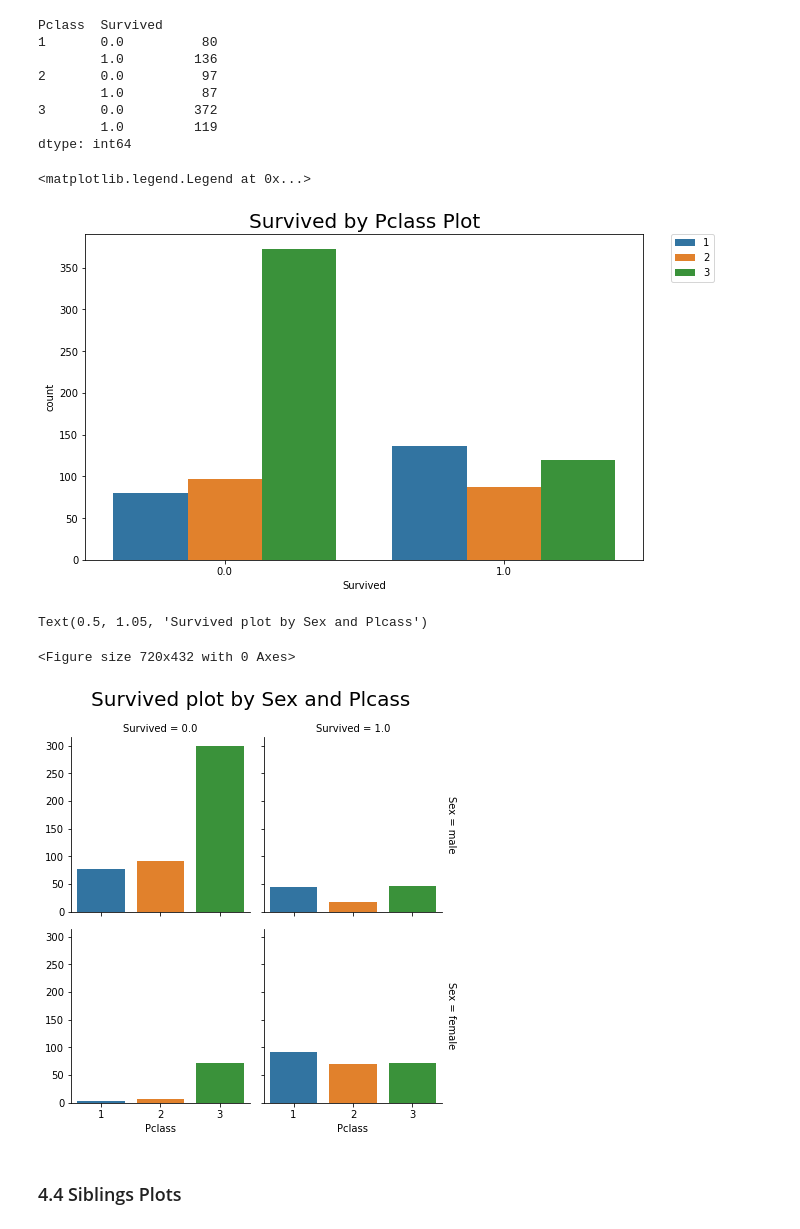
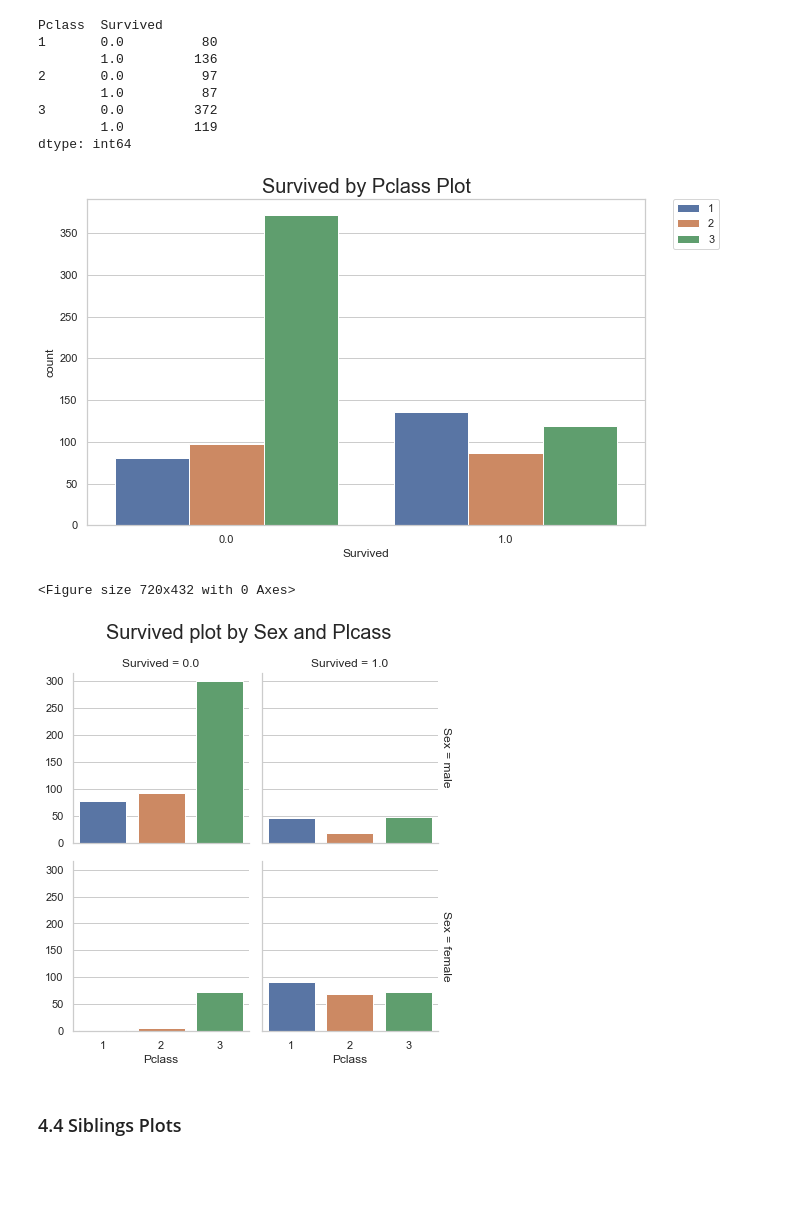
Before and after one commit to malabidi/Titanic, a Jupyter notebook: Titanic_predictions_jupyter_notebook.ipynb, the cells around one changed output. Cells and saved outputs as stored; diff of their text form; code cells hidden in the pictures; blank space fills up the shorter version.

```diff
--- a/Titanic_predictions_jupyter_notebook.ipynb
+++ b/Titanic_predictions_jupyter_notebook.ipynb
@@ -129,4 +129,5 @@ dtype: int64
 plt.figure(figsize=(10,6))
 sns.countplot(x = "Survived", hue = "Sex", data = df).set_title('Survived Passengers by Sex', fontsize=20)
 plt.legend(bbox_to_anchor=(1.05, 1), loc=2, borderaxespad=0.)
+sns.set_style("whitegrid")
 # %% [output]
@@ -148,19 +148,19 @@ dtype: int64
 # %%
 plt.figure(figsize=(10,6))
 sns.countplot(x = "Survived", hue = "Pclass", data = df).set_title('Survived by Pclass Plot', fontsize=20)
 plt.legend(bbox_to_anchor=(1.05, 1), loc=2, borderaxespad=0.)
+sns.set_style("whitegrid")
 # %% [output]
-<matplotlib.legend.Legend at 0x...>
-[figure, old version]
+[figure, new version]
 # %%
 plt.figure(figsize=(10,6))
 g = sns.FacetGrid(df, row='Sex', col="Survived", hue="Pclass", margin_titles=True, height=3, aspect=1)
 g.map(sns.countplot,"Pclass", order=[1,2,3])
 g.fig.suptitle('Survived plot by Sex and Plcass', y=1.05, fontsize=20)
+sns.set_style("whitegrid")
 # %% [output]
-Text(0.5, 1.05, 'Survived plot by Sex and Plcass')
+<Figure size 720x432 with 0 Axes>
-<Figure size 720x432 with 0 Axes>
-[figure, old version]
+[figure, new version]
 # %% [markdown]
 ### 4.4 Siblings Plots
 # %%
```
Also changed, not shown: parts of 11 cells of this notebook.
